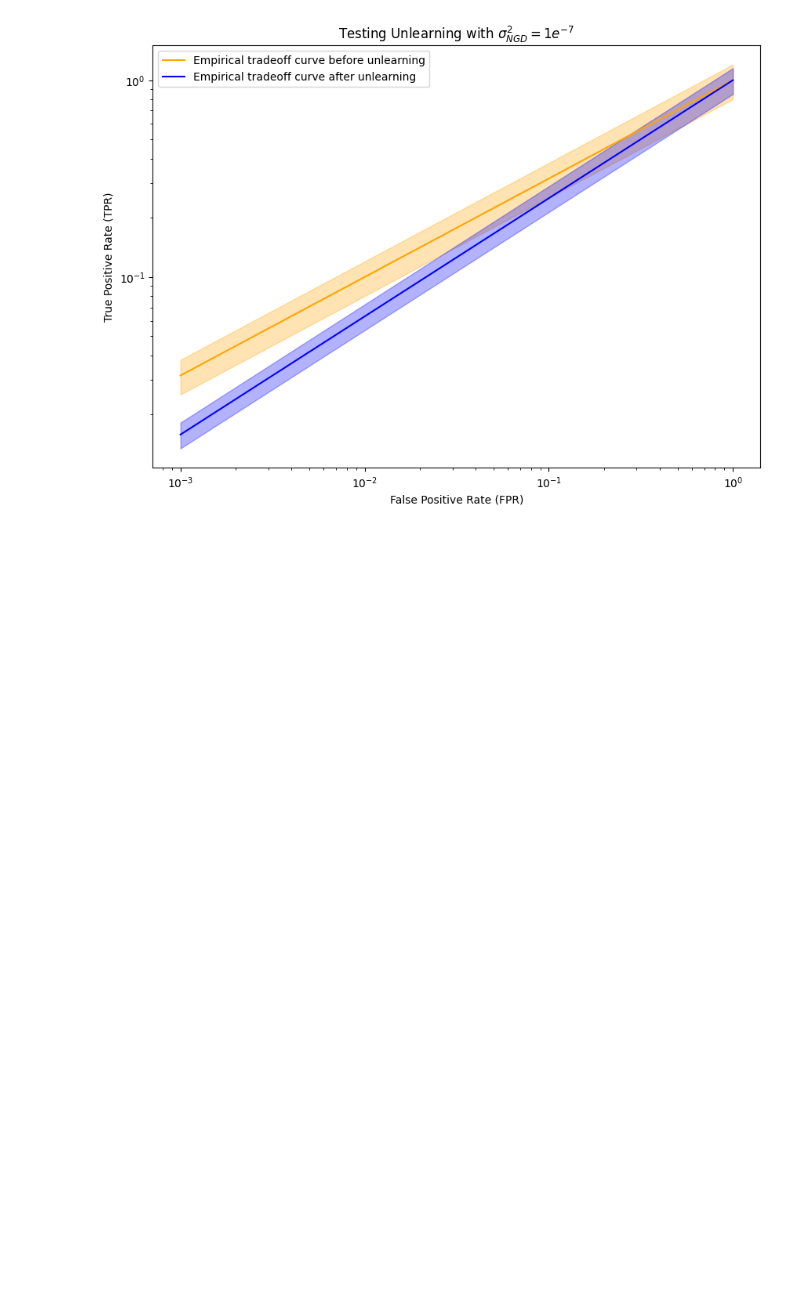
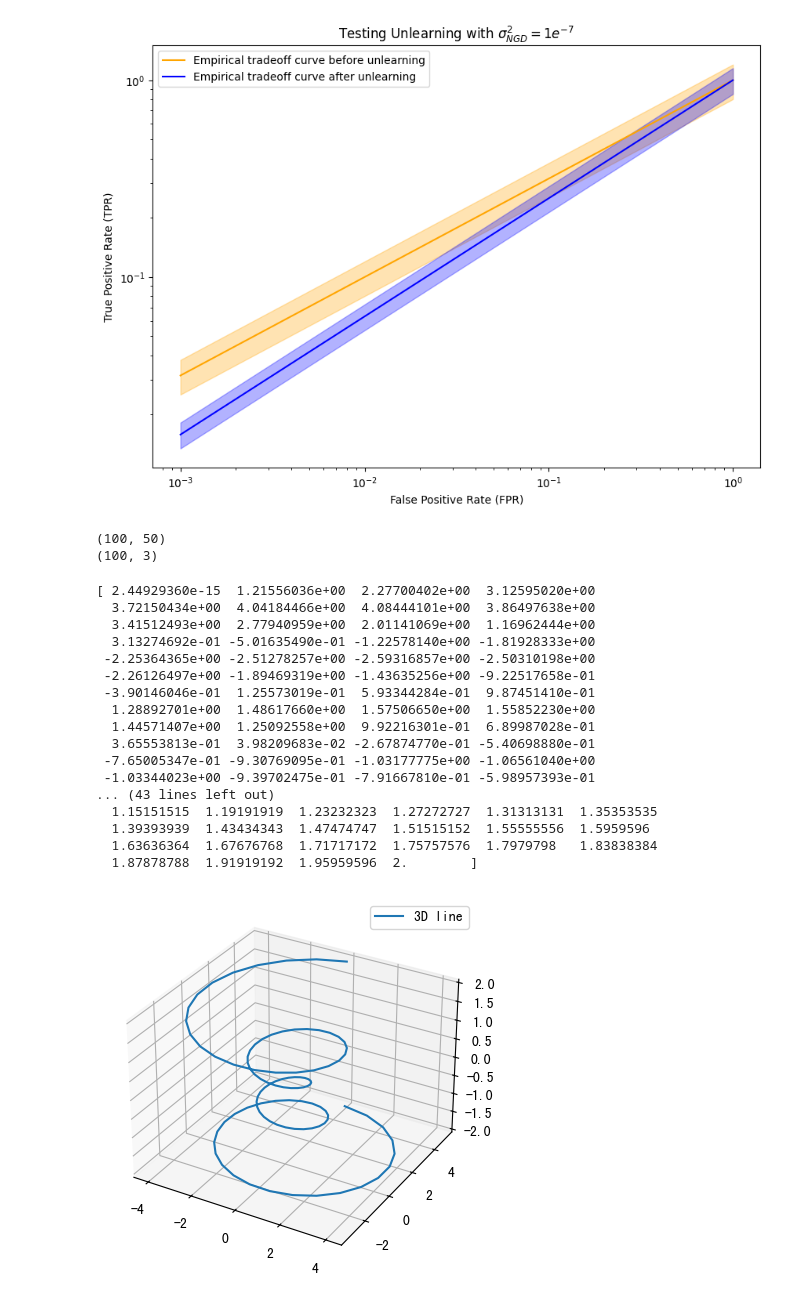
Before and after one commit to liuup/layer-unlearning, a Jupyter notebook: interval_curve.ipynb, the cells around one changed output. Drawn from its saved outputs; the diff is of its cells as text; code cells hidden in the pictures; blank space fills up the shorter version.

```diff
--- a/interval_curve.ipynb
+++ b/interval_curve.ipynb
@@ -38,3 +38,70 @@ plt.legend()
 plt.show()
 # %% [output]
 [figure]
+# %%
+import umap
+import numpy as np
+
+# print(umap.__version__)
+
+# 创建 UMAP 实例
+umap_model = umap.UMAP(n_components=3)
+
+# 示例数据：生成形状为 (100, 50) 的随机高维数据
+high_dim_array = np.random.rand(100, 50)
+
+print(high_dim_array.shape)
+
+# 使用 UMAP 进行降维
+low_dim_array = umap_model.fit_transform(high_dim_array)
+
+print(low_dim_array.shape)
+# %% [output]
+(100, 50)
+(100, 3)
+# %%
+import matplotlib.pyplot as plt
+from mpl_toolkits.mplot3d import Axes3D
+import numpy as np
+
+# 创建数据
+theta = np.linspace(-4 * np.pi, 4 * np.pi, 100)
+z = np.linspace(-2, 2, 100)
+r = z**2 + 1
+x = r * np.sin(theta)
+y = r * np.cos(theta)
+
+# print(x)
+# print(y)
+# print(z)
+
+
+# 创建三维图形对象
+fig = plt.figure()
+ax = fig.add_subplot(111, projection='3d')
+
+# 绘制三维线图
+ax.plot(x, y, z, label='3D line')
+ax.legend()
+
+# 显示图形
+plt.show()
+# %% [output]
+[ 2.44929360e-15  1.21556036e+00  2.27700402e+00  3.12595020e+00
+  3.72150434e+00  4.04184466e+00  4.08444101e+00  3.86497638e+00
+  3.41512493e+00  2.77940959e+00  2.01141069e+00  1.16962444e+00
+  3.13274692e-01 -5.01635490e-01 -1.22578140e+00 -1.81928333e+00
+ -2.25364365e+00 -2.51278257e+00 -2.59316857e+00 -2.50310198e+00
+ -2.26126497e+00 -1.89469319e+00 -1.43635256e+00 -9.22517658e-01
+ -3.90146046e-01  1.25573019e-01  5.93344284e-01  9.87451410e-01
+  1.28892701e+00  1.48617660e+00  1.57506650e+00  1.55852230e+00
+  1.44571407e+00  1.25092558e+00  9.92216301e-01  6.89987028e-01
+  3.65553813e-01  3.98209683e-02 -2.67874770e-01 -5.40698880e-01
+ -7.65005347e-01 -9.30769095e-01 -1.03177775e+00 -1.06561040e+00
+ -1.03344023e+00 -9.39702475e-01 -7.91667810e-01 -5.98957393e-01
+... (43 lines left out)
+  1.15151515  1.19191919  1.23232323  1.27272727  1.31313131  1.35353535
+  1.39393939  1.43434343  1.47474747  1.51515152  1.55555556  1.5959596
+  1.63636364  1.67676768  1.71717172  1.75757576  1.7979798   1.83838384
+  1.87878788  1.91919192  1.95959596  2.        ]
+[figure, added]
```
Also changed, not shown: 2 other files.
